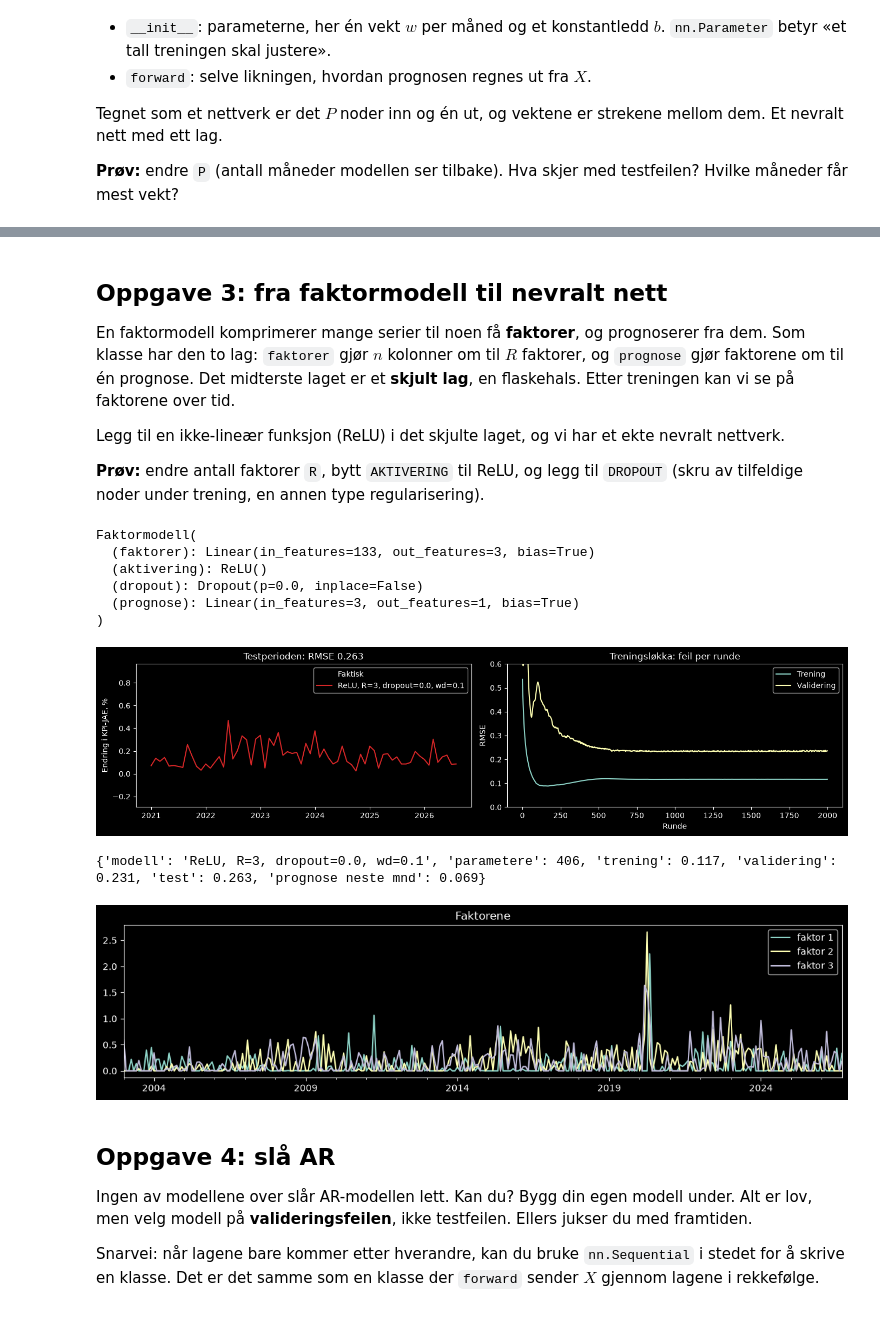
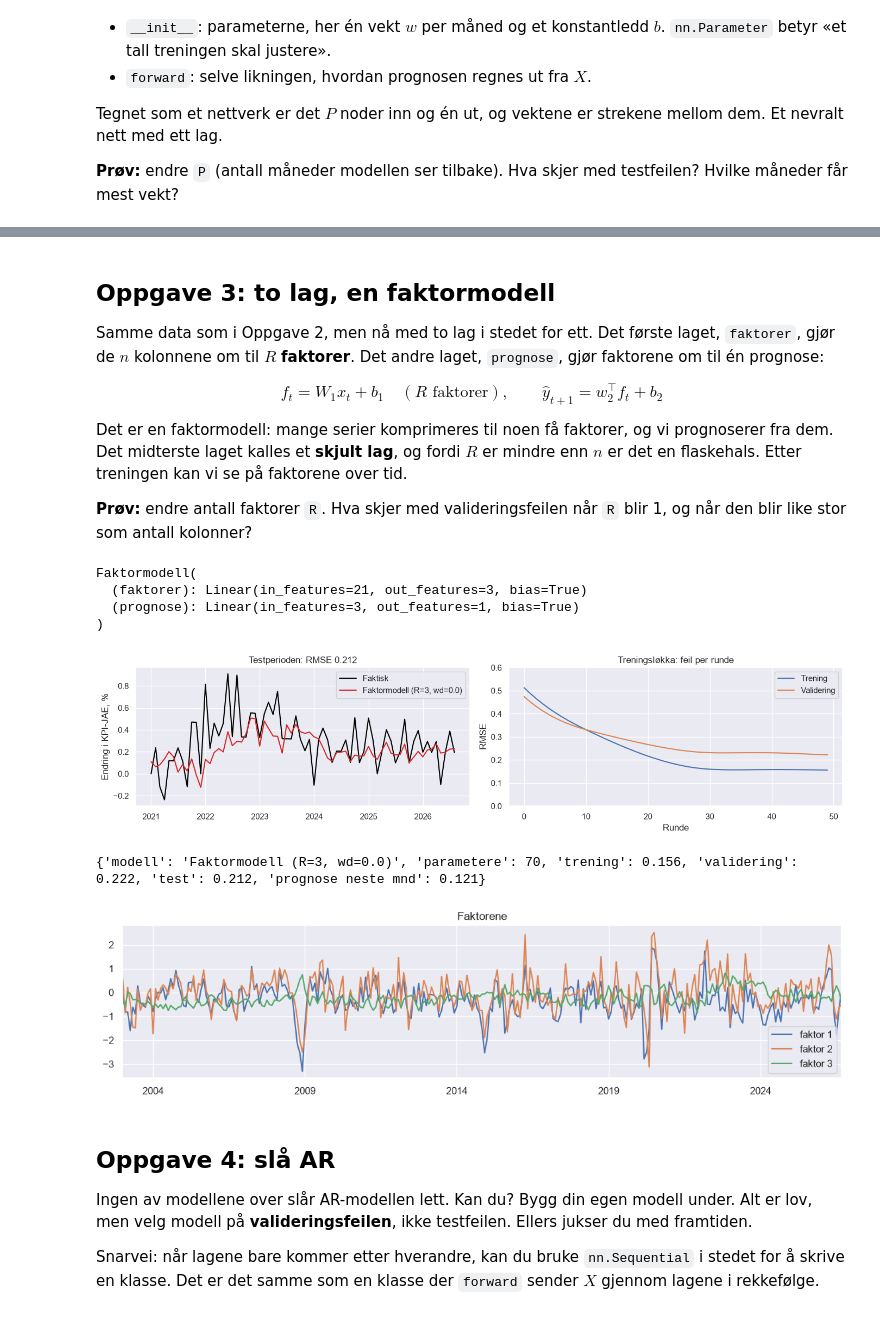
Before and after one commit to simeneide/how-to-train-your-ai, a Jupyter notebook: workshop.ipynb, the cells around one changed output, grey strips where cells are left out. Saved outputs shown, nothing was run; the diff lists cells and outputs as text; code cells hidden in the pictures.

```diff
--- a/workshop.ipynb
+++ b/workshop.ipynb
@@ -204,0 +239,4 @@ Få X tilhørende de kolonnene:
+# %%
+print("Del dem i trening, validering og test:")
+X_train, y_train, X_val, y_val, X_test, y_test = datasett(kolonner({"KPI-JAE": 3, "kronekurs": 2}))
+print(f"X_train: {X_train.shape}, X_val: {X_val.shape}, X_test: {X_test.shape}")
@@ -441,0 +502,11 @@ evaluate(
+# %%
+# 1. Data: velg kolonnene direkte. Serienavn -> antall måneder tilbake.
+utvalg = {"KPI-JAE": 12, "kronekurs": 3, "oljepris": 3, "importpriser": 3}
+# utvalg = {"KPI-JAE": 12, "kronekurs": 3}  # bare kronekursen
+# utvalg = {"KPI-JAE": 12, "importpriser": 6, "innsatsvarer": 6}  # prisene bedriftene betaler, et halvt år tilbake
+# utvalg = {"KPI-JAE": 12, "kronekurs": 3, "oljepris": 3, "importpriser": 3, "innsatsvarer": 3, "ledighet": 3}  # alle driverne
+GRUPPER = 0
+# GRUPPER = 2  # også alle 53 gruppene og delindeksene, 2 måneder tilbake: over 100 kolonner, se etter overtilpasning
+cols_var = kolonner(utvalg, grupper=GRUPPER)
+X_train, y_train, X_val, y_val, X_test, y_test = datasett(cols_var)
+print(f"{len(cols_var)} kolonner, {len(X_train)} måneder å trene på")
@@ -442,60 +550,60 @@ evaluate(
 # %% [markdown]
-## Oppgave 3: fra faktormodell til nevralt nett
+## Oppgave 3: to lag, en faktormodell
 
-En faktormodell komprimerer mange serier til noen få **faktorer**, og prognoserer fra dem. Som klasse har den to lag: `faktorer` gjør $n$ kolonner om til $R$ faktorer, og `prognose` gjør faktorene om til én prognose. Det midterste laget er et **skjult lag**, en flaskehals. Etter treningen kan vi se på faktorene over tid.
+Samme data som i Oppgave 2, men nå med to lag i stedet for ett. Det første laget, `faktorer`, gjør de $n$ kolonnene om til $R$ **faktorer**. Det andre laget, `prognose`, gjør faktorene om til én prognose:
 
-Legg til en ikke-lineær funksjon (ReLU) i det skjulte laget, og vi har et ekte nevralt nettverk.
+$$f_t = W_1 x_t + b_1 \quad (R \text{ faktorer}), \qquad \hat{y}_{t+1} = w_2^\top f_t + b_2$$
 
-**Prøv:** endre antall faktorer `R`, bytt `AKTIVERING` til ReLU, og legg til `DROPOUT` (skru av tilfeldige noder under trening, en annen type regularisering).
+Det er en faktormodell: mange serier komprimeres til noen få faktorer, og vi prognoserer fra dem. Det midterste laget kalles et **skjult lag**, og fordi $R$ er mindre enn $n$ er det en flaskehals. Etter treningen kan vi se på faktorene over tid.
+
+**Prøv:** endre antall faktorer `R`. Hva skjer med valideringsfeilen når `R` blir 1, og når den blir like stor som antall kolonner?
 # %%
-# 1. Data: alt vi har
-cols_big = kolonner({"KPI-JAE": 12, **dict.fromkeys(DRIVERS, 3)}, grupper=2)
+# 1. Data: samme kolonner som i Oppgave 2
+X_train, y_train, X_val, y_val, X_test, y_test = datasett(cols_var)
 
-# 2. Modell: input -> R faktorer (skjult lag) -> prognose
-R = 3  # @param {type:"slider", min:1, max:64, step:1}
-AKTIVERING = "ReLU" #"ingen (faktormodell)"  # @param ["ingen (faktormodell)", "ReLU", "Tanh"]
-DROPOUT = 0.0  # @param {type:"slider", min:0, max:0.8, step:0.1}
+# 2. Modell: to lag. n kolonner -> R faktorer (skjult lag) -> prognose
+R = 3  # @param {type:"slider", min:1, max:20, step:1}
+
+
 class Faktormodell(nn.Module):
-    def __init__(self, n_inn: int, R: int, aktivering: nn.Module, dropout: float = 0.0):
+    def __init__(self, n_kolonner: int, R: int):
         super().__init__()
-        self.faktorer = nn.Linear(n_inn, R)  # n kolonner -> R faktorer
-        self.aktivering = aktivering  # Identity = faktormodell, ReLU/Tanh = nevralt nett
-        self.dropout = nn.Dropout(dropout)
+        self.faktorer = nn.Linear(n_kolonner, R)  # n kolonner -> R faktorer
         self.prognose = nn.Linear(R, 1)  # R faktorer -> prognose
 
     def forward(self, x):
-        f = self.aktivering(self.faktorer(x))
-        return self.prognose(self.dropout(f))
+        f = self.faktorer(x)
+        return self.prognose(f)
 
 
-act = {"ingen (faktormodell)": nn.Identity(), "ReLU": nn.ReLU(), "Tanh": nn.Tanh()}[AKTIVERING]
-net = Faktormodell(len(cols_big), R, act, DROPOUT)
-print(net)
+model_faktor = Faktormodell(len(cols_var), R)
+print(model_faktor)
 
 # 3. Trening
-WEIGHT_DECAY_3 = 0.1  # @param [0.0, 0.01, 0.1, 0.3, 1.0, 3.0] {type:"raw"}
-net, data, hist = train(net, cols_big, lr=0.003, weight_decay=WEIGHT_DECAY_3)
+WEIGHT_DECAY_3 = 0.0  # @param [0.0, 0.01, 0.1, 0.3, 1.0, 3.0] {type:"raw"}
+model_faktor, hist = train(model_faktor, X_train, y_train, X_val, y_val, lr=0.01, weight_decay=WEIGHT_DECAY_3)
 
 # 4. Beslutning
 evaluate(
-    f"{AKTIVERING}, R={R}, dropout={DROPOUT}, wd={WEIGHT_DECAY_3}", net, data, hist
+    f"Faktormodell (R={R}, wd={WEIGHT_DECAY_3})",
+    model_faktor,
+    X_train, y_train, X_val, y_val, X_test, y_test,
+    hist,
 )
 
 # Faktorene over tid: hva har modellen lært å se etter?
 with torch.no_grad():
-    faktorer = net.aktivering(net.faktorer(torch.tensor(Z.loc["2003":, cols_big].values, dtype=torch.float32)))
+    faktorer = model_faktor.faktorer(tensor(Z.loc["2003":, cols_var]))
 pd.DataFrame(faktorer.numpy(), index=Z.loc["2003":].index.to_timestamp(), columns=[f"faktor {i + 1}" for i in range(R)]).plot(figsize=(14, 3), title="Faktorene")
 plt.show()
 # %% [output]
 Faktormodell(
-  (faktorer): Linear(in_features=133, out_features=3, bias=True)
-  (aktivering): ReLU()
-  (dropout): Dropout(p=0.0, inplace=False)
+  (faktorer): Linear(in_features=21, out_features=3, bias=True)
   (prognose): Linear(in_features=3, out_features=1, bias=True)
 )
-[figure, old version]
+[figure, new version]
-{'modell': 'ReLU, R=3, dropout=0.0, wd=0.1', 'parametere': 406, 'trening': 0.117, 'validering': 0.231, 'test': 0.263, 'prognose neste mnd': 0.069}
+{'modell': 'Faktormodell (R=3, wd=0.0)', 'parametere': 70, 'trening': 0.156, 'validering': 0.222, 'test': 0.212, 'prognose neste mnd': 0.121}
-[figure, old version]
+[figure, new version]
 # %% [markdown]
 ## Oppgave 4: slå AR
 
```
Also changed, not shown: parts of 33 cells of this notebook, 2 other files.
